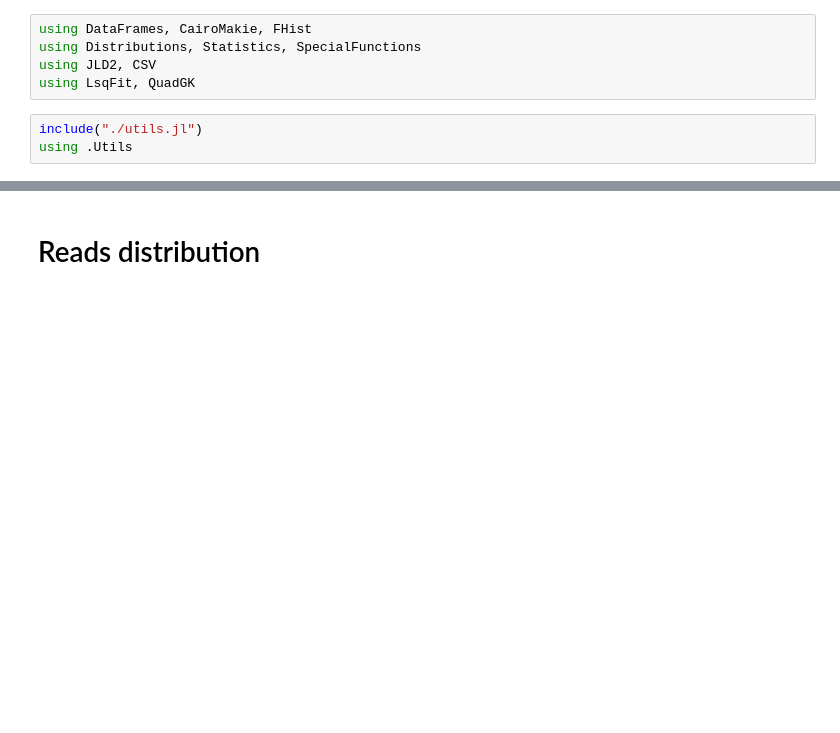
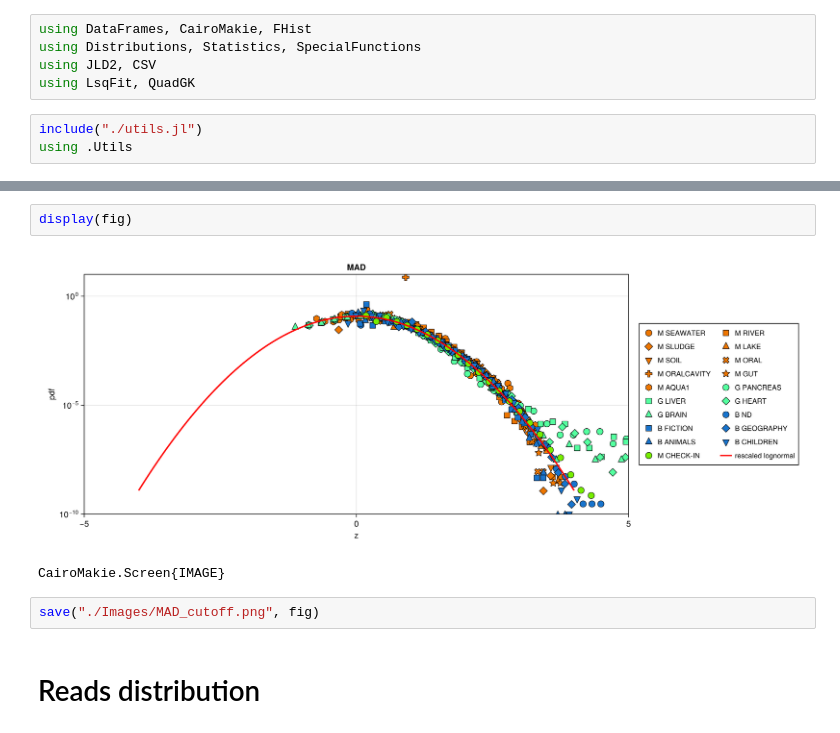
Before and after one commit to luca430/Meris, a Jupyter notebook: CompAnalysis.ipynb, the cells around one changed output, grey strips where cells are left out. Saved outputs shown, nothing was run; the diff lists cells and outputs as text; blank space fills up the shorter version.

```diff
--- a/CompAnalysis.ipynb
+++ b/CompAnalysis.ipynb
@@ -22,3 +104,10 @@ using .Utils
+# %%
+display(fig)
+# %% [output]
+[figure, added]
+CairoMakie.Screen{IMAGE}
+# %%
+save("./Images/MAD_cutoff.png", fig)
 # %% [markdown]
 # Reads distribution
 # %%
```
Also changed, not shown: parts of 10 cells of this notebook, 1 other file.
